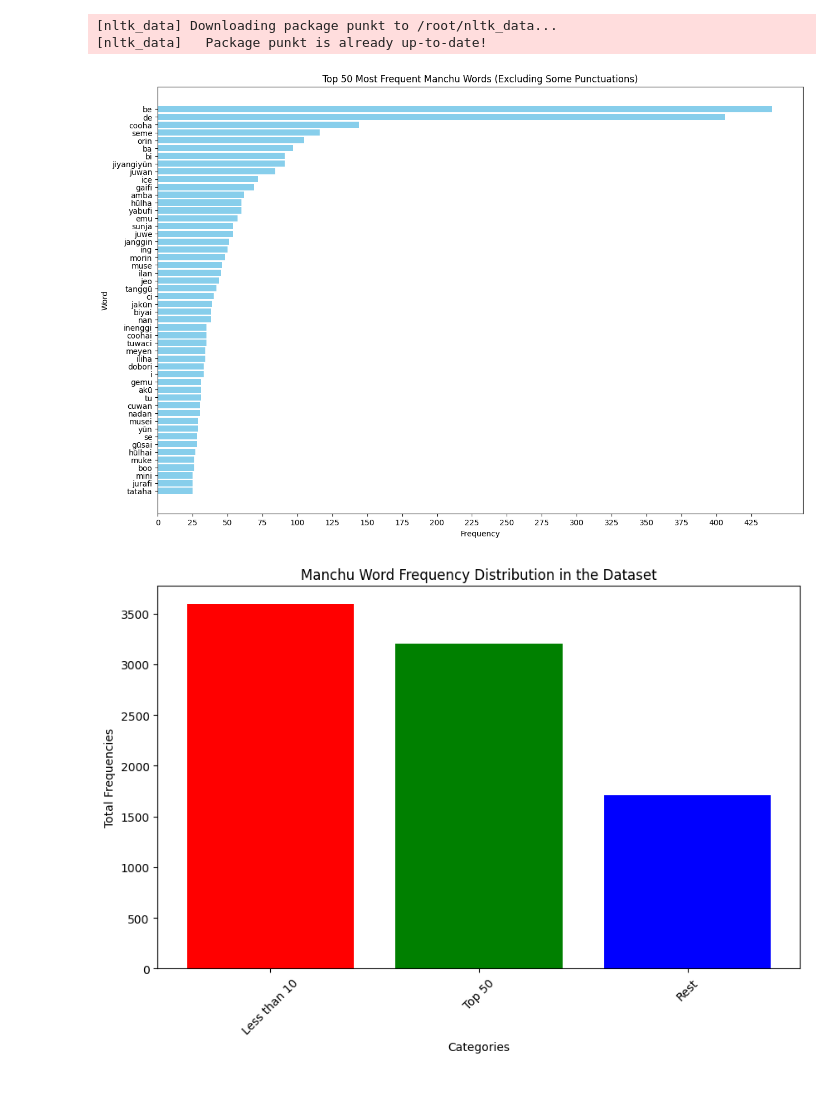
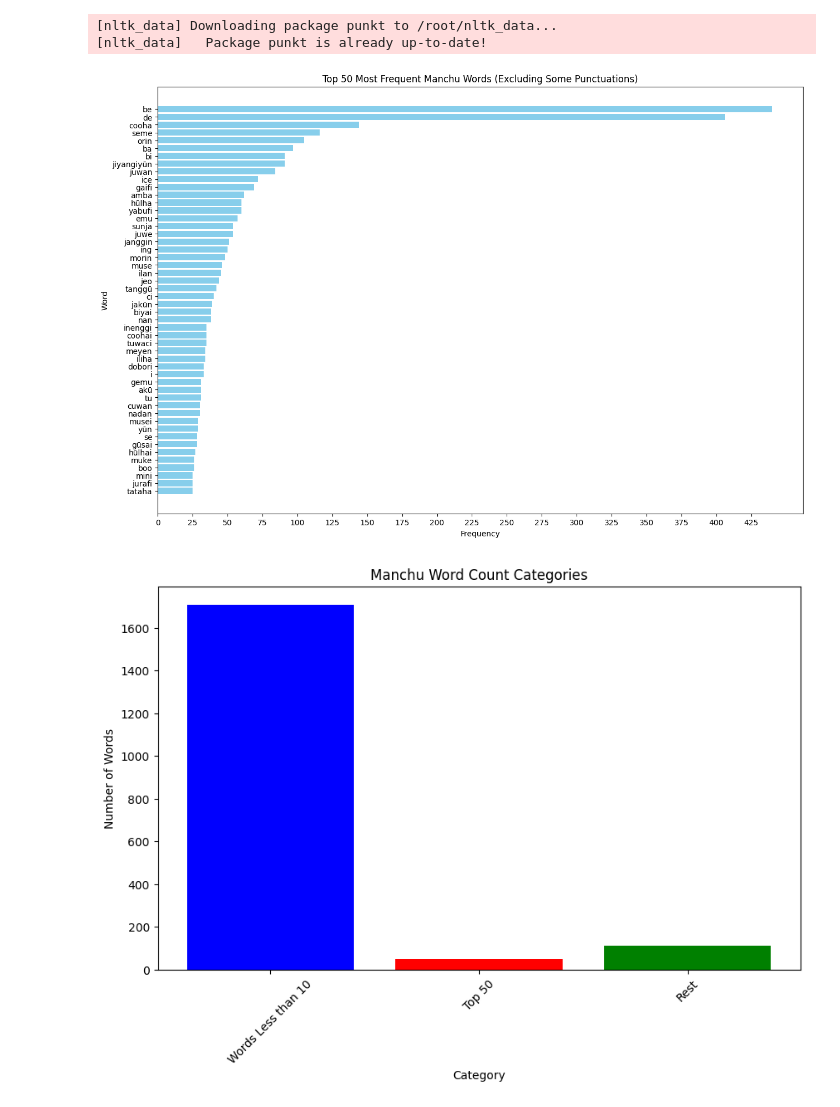
Before and after one commit to ulingga/Manchu-English_babyMT, a Jupyter notebook: Dataset_Visualisation.ipynb, the cells around one changed output. Cells and saved outputs as stored; diff of their text form; code cells hidden in the pictures.

```diff
--- a/Dataset_Visualisation.ipynb
+++ b/Dataset_Visualisation.ipynb
@@ -51,34 +51,32 @@ plt.xticks(range(0, max_freq+1, 25))  # create ticks from 0 to max_freq by 50
 
 plt.gca().invert_yaxis()
 plt.show()
-
-
-# Compare total word frequency
-
-# Filter words based on your criteria
-less_than_10 = {word: count for word, count in word_counts.items() if count < 10}
-top_50 = dict(freq_df.head(50).values)  # already sorted, just get top 50
-rest = {word: count for word, count in word_counts.items() if word not in less_than_10 and word not in top_50}
-
-# Calculate the total frequencies for each category
-total_less_than_10 = sum(less_than_10.values())
-total_top_50 = sum(top_50.values())
-total_rest = sum(rest.values())
-
-# Prepare data for plotting
-categories = ['Less than 10', 'Top 50', 'Rest']
-total_frequencies = [total_less_than_10, total_top_50, total_rest]
-
-# Create a bar plot
-plt.figure(figsize=(10, 6))
-plt.bar(categories, total_frequencies, color=['red', 'green', 'blue'])
-plt.xlabel('Categories')
-plt.ylabel('Total Frequencies')
-plt.title('Manchu Word Frequency Distribution in the Dataset')
-plt.xticks(rotation=45)  # It makes category names more readable
-plt.show()
 # %% [output]
 [nltk_data] Downloading package punkt to /root/nltk_data...
 [nltk_data]   Package punkt is already up-to-date!
 [figure]
-[figure, removed]
+# %%
+# Compare total word frequency
+
+# Create categories
+less_than_10 = freq_df[freq_df['Frequency'] < 10].shape[0]  # Count of words with less than 10 occurrences
+top_50 = freq_df.head(50).shape[0]  # Count of words in the top 50 (should be 50)
+rest = freq_df.shape[0] - less_than_10 - top_50  # Count of the rest of the words
+
+# Create a DataFrame for the plot
+plot_data = pd.DataFrame({
+    'Category': ['Words Less than 10', 'Top 50', 'Rest'],
+    'Number of Words': [less_than_10, top_50, rest]
+})
+
+# Create a bar plot
+plt.figure(figsize=(10, 6))
+plt.bar(plot_data['Category'], plot_data['Number of Words'], color=['blue', 'red', 'green'])
+plt.xlabel('Category')
+plt.ylabel('Number of Words')
+plt.title('Manchu Word Count Categories')
+plt.xticks(rotation=45)  # Rotate category labels for better readability
+
+plt.show()
+# %% [output]
+[figure, added]
```
Also changed, not shown: parts of 1 cell of this notebook.
